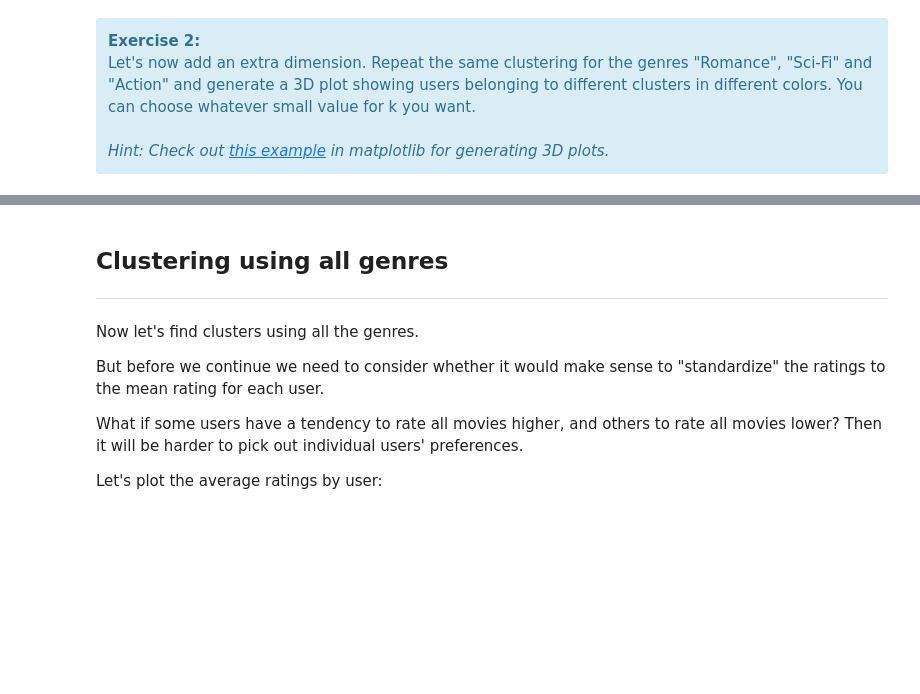
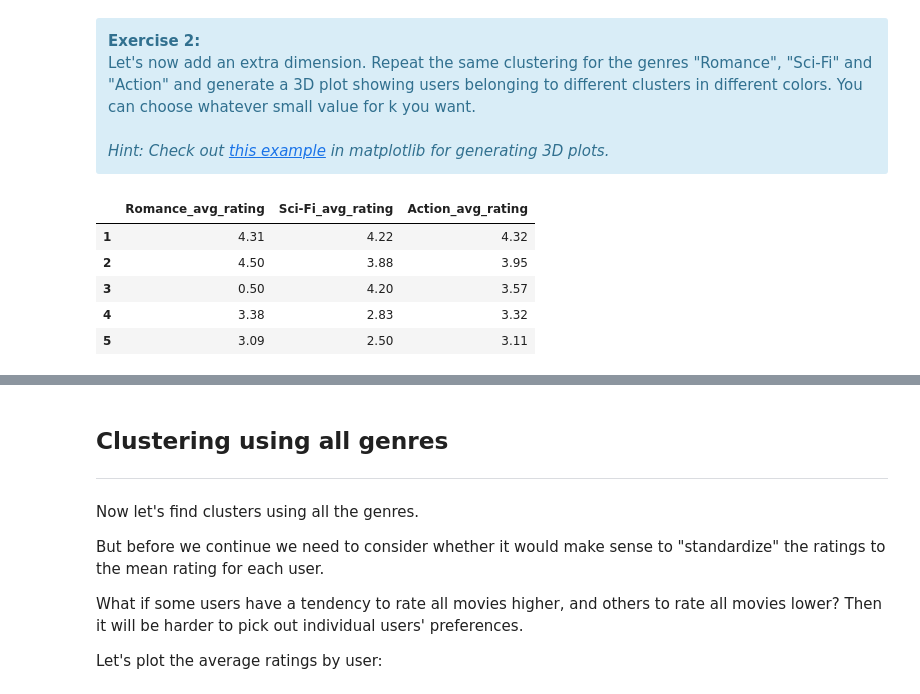
Before and after one commit to Kondwani7/AI-poem-writer, a Jupyter notebook: K-Means_Clustering/kmeans_clustering_movie_recommender.ipynb, the cells around one changed output, grey strips where cells are left out. Cells and saved outputs as stored; diff of their text form; code cells hidden in the pictures; blank space fills up the shorter version.

```diff
--- a/K-Means_Clustering/kmeans_clustering_movie_recommender.ipynb
+++ b/K-Means_Clustering/kmeans_clustering_movie_recommender.ipynb
@@ -474,0 +473,9 @@ So now we have a more nuanced clustering picture that picks out users who prefer
+# %%
+user_genre_ratings.head()
+# %% [output]
+|  | Romance_avg_rating | Sci-Fi_avg_rating | Action_avg_rating |
+| 1 | 4.31 | 4.22 | 4.32 |
+| 2 | 4.50 | 3.88 | 3.95 |
+| 3 | 0.50 | 4.20 | 3.57 |
+| 4 | 3.38 | 2.83 | 3.32 |
+| 5 | 3.09 | 2.50 | 3.11 |
```
Also changed, not shown: parts of 3 cells of this notebook.
